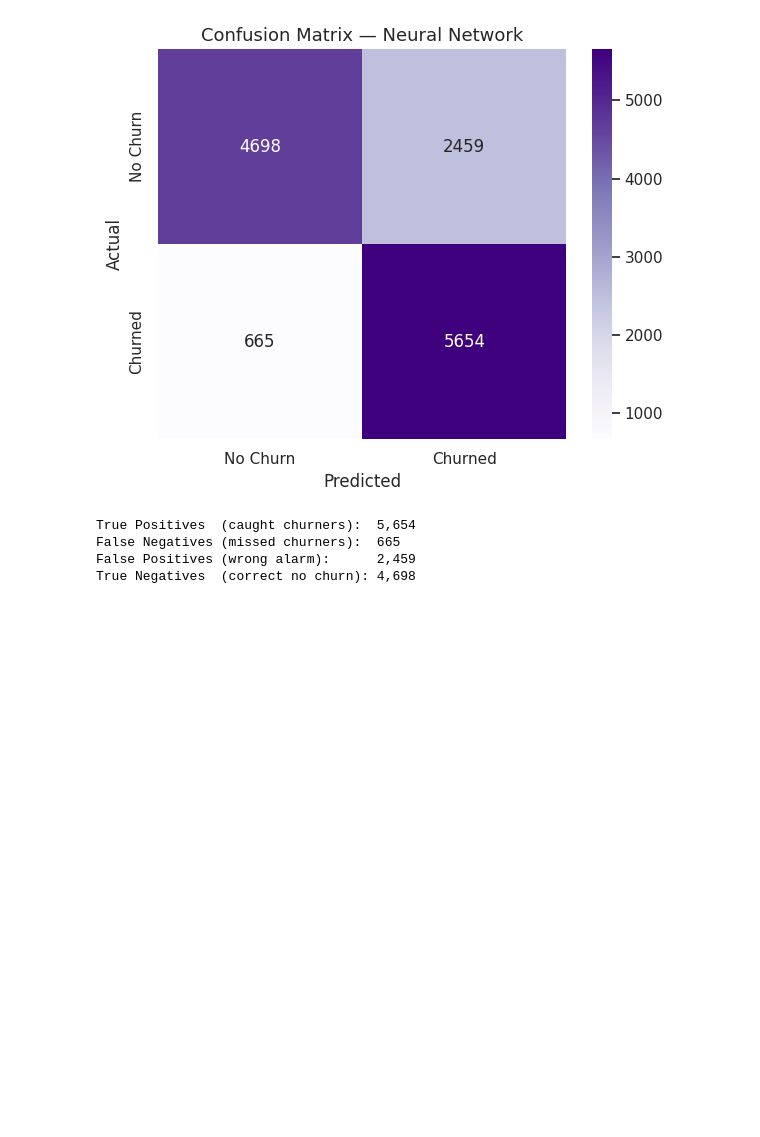
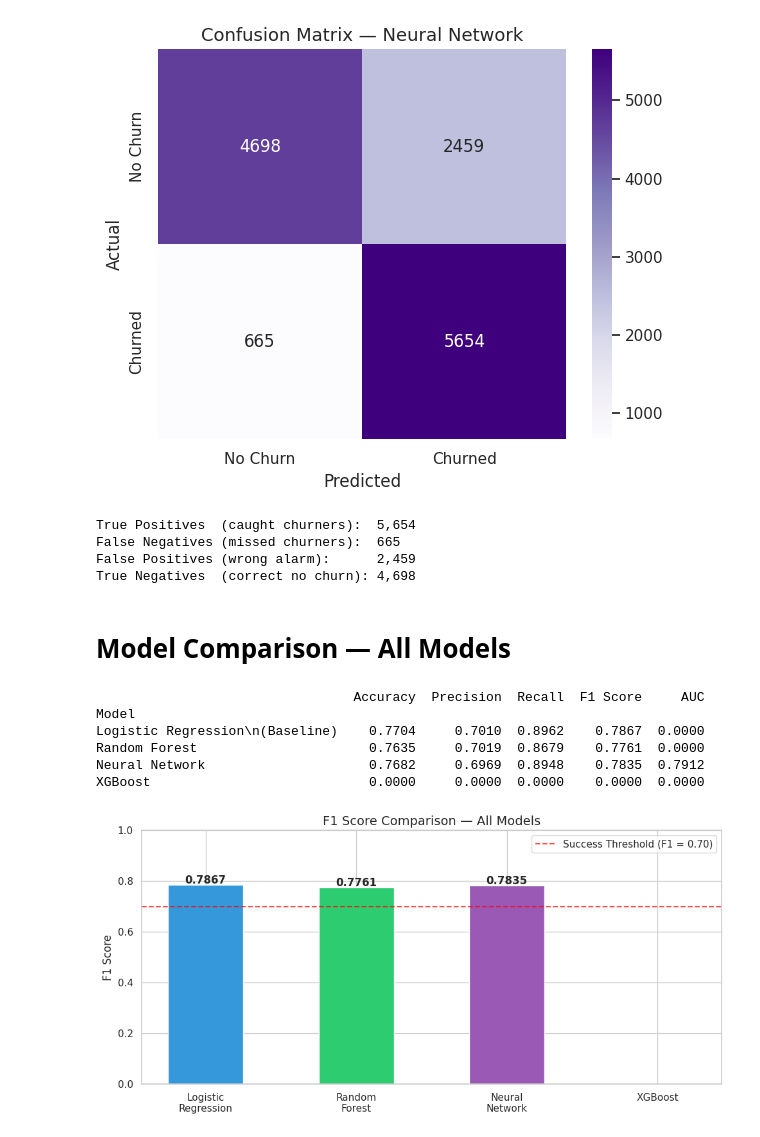
Before and after one commit to linda-bsharat/telco-customer-churn-prediction, a Jupyter notebook: notebooks/ 03_model_building.ipynb, the cells around one changed output. Drawn from its saved outputs; the diff is of its cells as text; code cells hidden in the pictures; blank space fills up the shorter version.

Commit message:
Model Comparison V1

```diff
--- a/notebooks/ 03_model_building.ipynb
+++ b/notebooks/ 03_model_building.ipynb
@@ -432,3 +432,58 @@ True Positives  (caught churners):  5,654
 False Negatives (missed churners):  665
 False Positives (wrong alarm):      2,459
 True Negatives  (correct no churn): 4,698
+# %% [markdown]
+# Model Comparison — All Models
+# %%
+sns.set_theme(style='whitegrid')
+
+# ======================================
+# Actual Results
+# ======================================
+results = pd.DataFrame({
+    'Model':     ['Logistic Regression\n(Baseline)',
+                  'Random Forest',
+                  'Neural Network',
+                  'XGBoost'],
+    'Accuracy':  [0.7704, 0.7635, 0.7682, 0.0000],
+    'Precision': [0.7010, 0.7019, 0.6969, 0.0000],
+    'Recall':    [0.8962, 0.8679, 0.8948, 0.0000],
+    'F1 Score':  [0.7867, 0.7761, 0.7835, 0.0000],
+    'AUC':       [0.0000, 0.0000, 0.7912, 0.0000],
+})
+results = results.set_index('Model').round(4)
+print(results)
+# %% [output]
+                                 Accuracy  Precision  Recall  F1 Score     AUC
+Model
+Logistic Regression\n(Baseline)    0.7704     0.7010  0.8962    0.7867  0.0000
+Random Forest                      0.7635     0.7019  0.8679    0.7761  0.0000
+Neural Network                     0.7682     0.6969  0.8948    0.7835  0.7912
+XGBoost                            0.0000     0.0000  0.0000    0.0000  0.0000
+# %%
+# ======================================
+# Chart 1 — F1 Score Comparison
+# ======================================
+models  = ['Logistic\nRegression', 'Random\nForest', 'Neural\nNetwork', 'XGBoost']
+f1s     = [0.7867, 0.7761, 0.7835, 0.0000]
+colors  = ['#3498db', '#2ecc71', '#9b59b6', '#e67e22']
+
+plt.figure(figsize=(10, 5))
+bars = plt.bar(models, f1s, color=colors, edgecolor='white', width=0.5)
+
+for bar, val in zip(bars, f1s):
+    if val > 0:
+        plt.text(bar.get_x() + bar.get_width()/2,
+                 bar.get_height() + 0.005,
+                 f'{val:.4f}', ha='center', fontsize=12, fontweight='bold')
+
+plt.axhline(y=0.70, color='red', linestyle='--', alpha=0.7, label='Success Threshold (F1 = 0.70)')
+plt.title('F1 Score Comparison — All Models', fontsize=14)
+plt.ylabel('F1 Score')
+plt.ylim(0, 1.0)
+plt.legend(fontsize=11)
+plt.tight_layout()
+plt.savefig('comparison_f1.png', dpi=150)
+plt.show()
+# %% [output]
+[figure, added]
```
Also changed, not shown: parts of 4 cells of this notebook.
